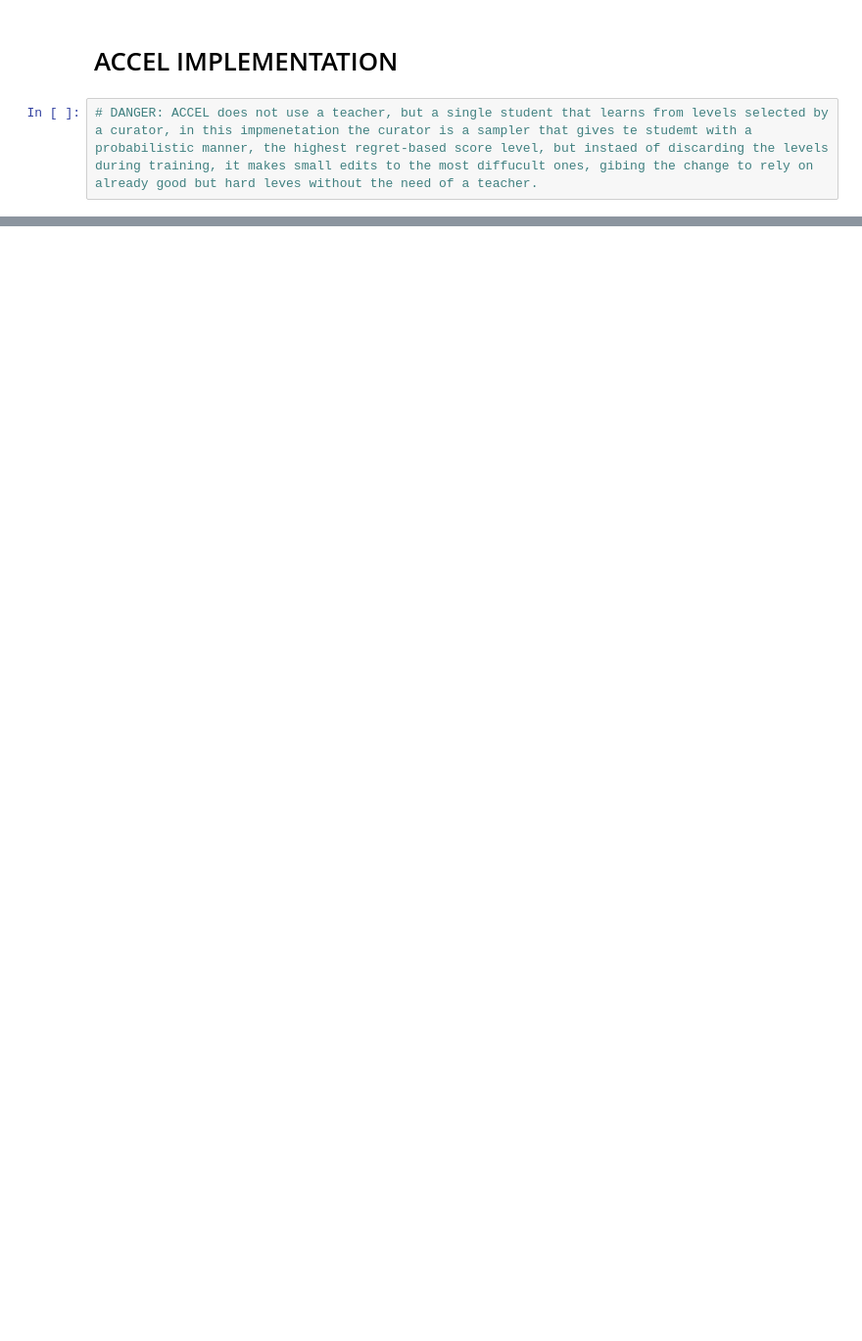
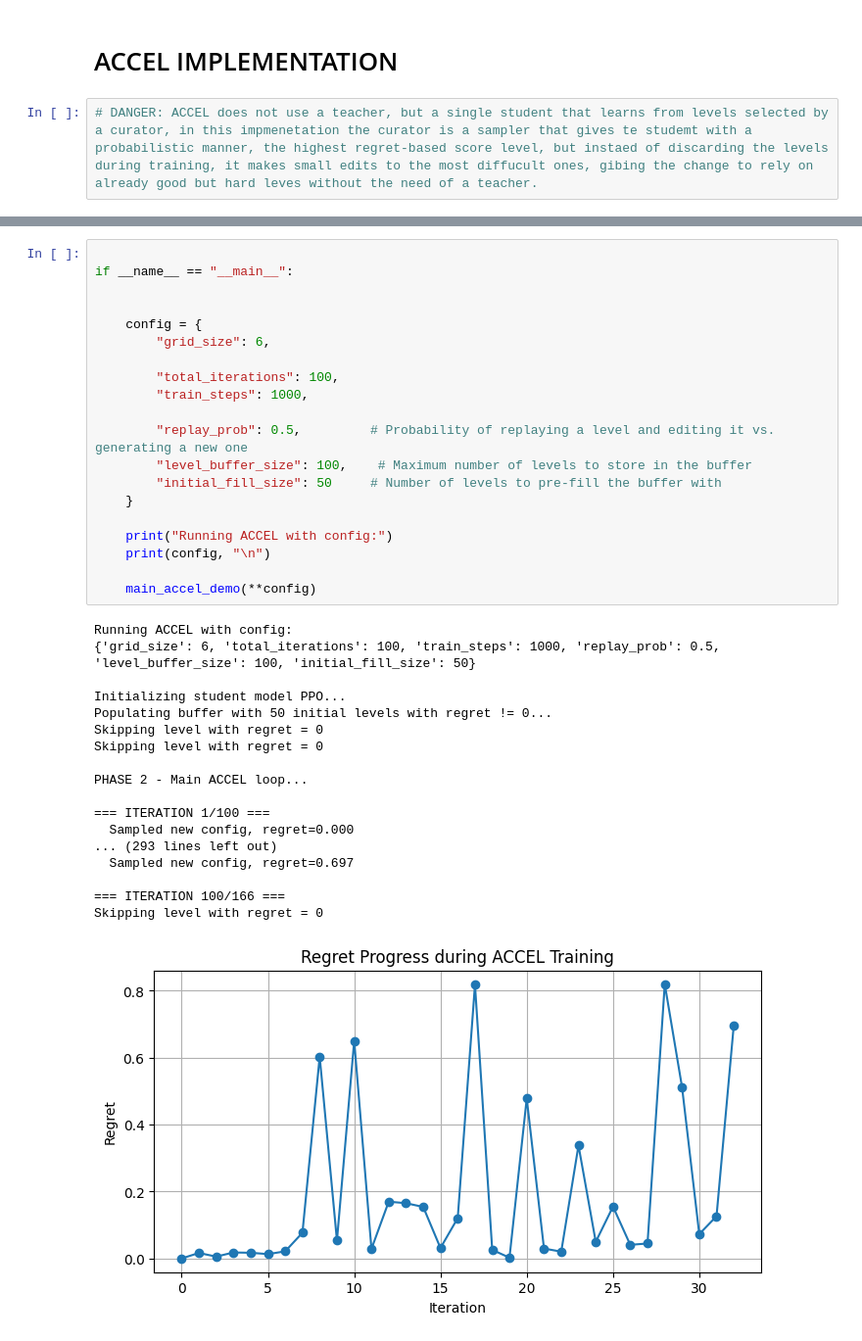
Before and after one commit to noostale/accel-adaptive-rl-env-curricula, a Jupyter notebook: accel.ipynb, the cells around one changed output, grey strips where cells are left out. Shown: that part at 98% size. Cells and saved outputs as stored; diff of their text form; blank space fills up the shorter version.

```diff
--- a/accel.ipynb
+++ b/accel.ipynb
@@ -386,0 +360,39 @@ if __name__ == "__main__":
+# %%
+
+if __name__ == "__main__":
+
+
+    config = {
+        "grid_size": 6,
+
+        "total_iterations": 100,
+        "train_steps": 1000,
+
+        "replay_prob": 0.5,         # Probability of replaying a level and editing it vs. generating a new one
+        "level_buffer_size": 100,    # Maximum number of levels to store in the buffer
+        "initial_fill_size": 50     # Number of levels to pre-fill the buffer with
+    }
+
+    print("Running ACCEL with config:")
+    print(config, "\n")
+
+    main_accel_demo(**config)
+# %% [output]
+Running ACCEL with config:
+{'grid_size': 6, 'total_iterations': 100, 'train_steps': 1000, 'replay_prob': 0.5, 'level_buffer_size': 100, 'initial_fill_size': 50}
+
+Initializing student model PPO...
+Populating buffer with 50 initial levels with regret != 0...
+Skipping level with regret = 0
+Skipping level with regret = 0
+
+PHASE 2 - Main ACCEL loop...
+
+=== ITERATION 1/100 ===
+  Sampled new config, regret=0.000
+... (293 lines left out)
+  Sampled new config, regret=0.697
+
+=== ITERATION 100/166 ===
+Skipping level with regret = 0
+[figure, added]
```
Also changed, not shown: parts of 3 cells of this notebook.
